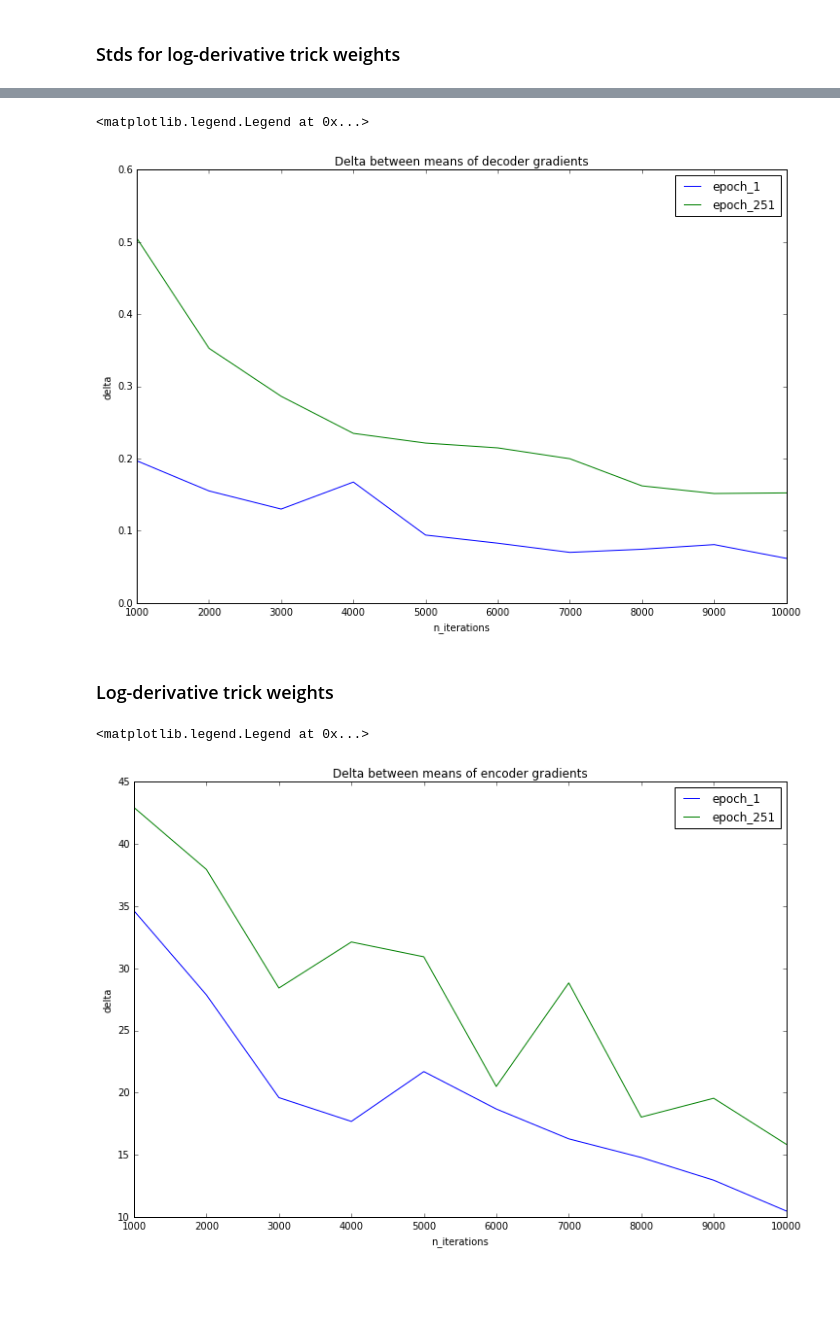
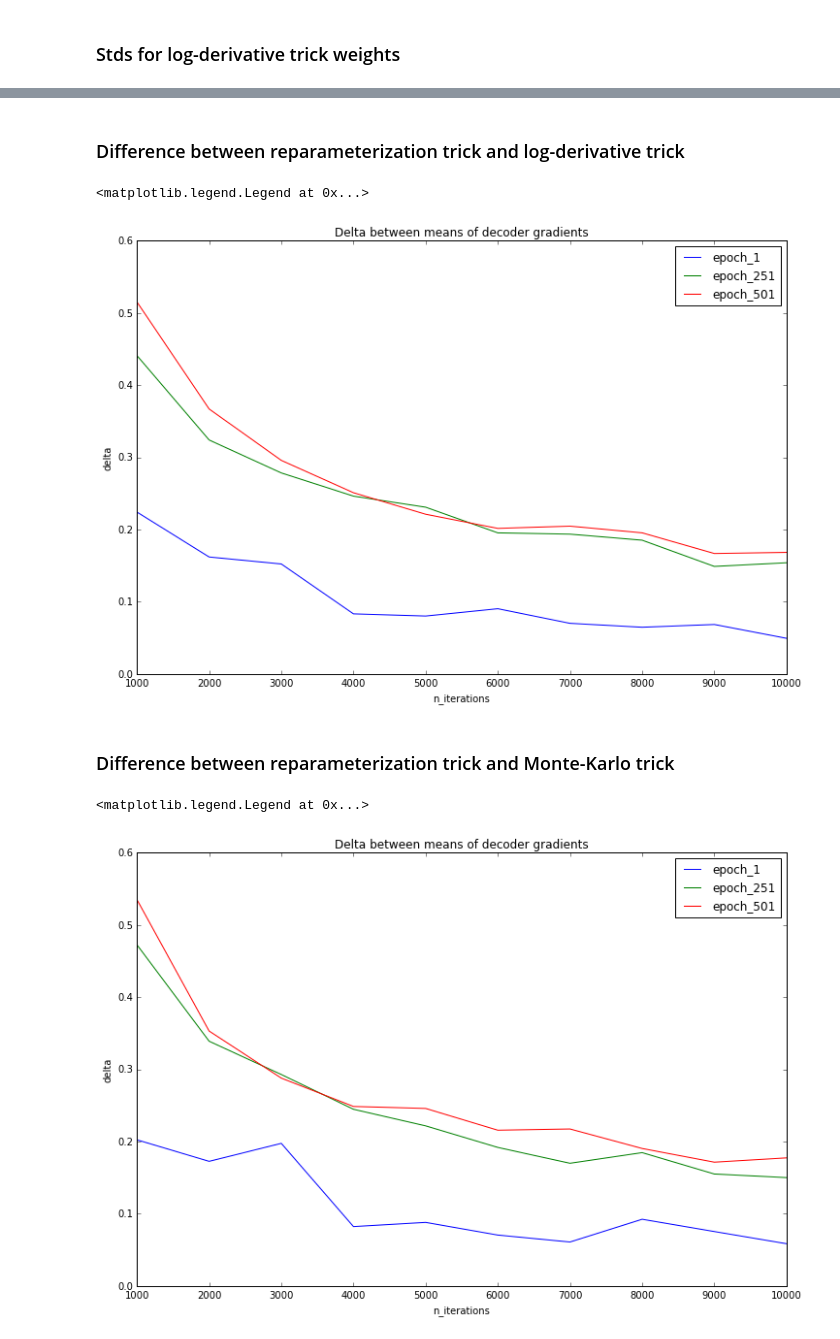
Before and after one commit to ai-alanov/Variational-Autoencoder, a Jupyter notebook: notebook/VAE.ipynb, the cells around one changed output, grey strips where cells are left out. Saved outputs shown, nothing was run; the diff lists cells and outputs as text; code cells hidden in the pictures; blank space fills up the shorter version.

```diff
--- a/notebook/VAE.ipynb
+++ b/notebook/VAE.ipynb
@@ -475,8 +315,8 @@ epoch_251
 # %%
 plt.figure(figsize=(12, 8))
-for saved_index in range(1, training_epochs, weights_save_step):
+for saved_index in range(1, training_epochs+1, weights_save_step):
     plt.plot(np.arange(min_iterations, max_iterations, step),
-             encoder_gradients_delta['epoch_{}'.format(saved_index)], label='epoch_{}'.format(saved_index))
+             ldt_encoder_gradients_delta['epoch_{}'.format(saved_index)], label='epoch_{}'.format(saved_index))
 plt.title('Delta between means of encoder gradients')
 plt.xlabel('n_iterations')
 plt.ylabel('delta')
@@ -486,0 +329,9 @@ plt.legend(loc='best')
+# %%
+plt.figure(figsize=(12, 8))
+for saved_index in range(1, training_epochs+1, weights_save_step):
+    plt.plot(np.arange(min_iterations, max_iterations, step),
+             mk_encoder_gradients_delta['epoch_{}'.format(saved_index)], label='epoch_{}'.format(saved_index))
+plt.title('Delta between means of encoder gradients')
+plt.xlabel('n_iterations')
+plt.ylabel('delta')
+plt.legend(loc='best')
@@ -501,40 +366,28 @@ for saved_index in range(1, training_epochs, weights_save_step):
+# %% [markdown]
+### Difference between reparameterization trick and log-derivative trick
 # %%
 plt.figure(figsize=(12, 8))
-for saved_index in range(1, training_epochs, weights_save_step):
+for saved_index in range(1, training_epochs+1, weights_save_step):
     plt.plot(np.arange(min_iterations, max_iterations, step),
-             decoder_gradients_delta['epoch_{}'.format(saved_index)], label='epoch_{}'.format(saved_index))
+             ldt_decoder_gradients_delta['epoch_{}'.format(saved_index)], label='epoch_{}'.format(saved_index))
 plt.title('Delta between means of decoder gradients')
 plt.xlabel('n_iterations')
 plt.ylabel('delta')
 plt.legend(loc='best')
 # %% [output]
 <matplotlib.legend.Legend at 0x...>
-[figure, old version]
+[figure, new version]
-# %% [markdown]
-### Log-derivative trick weights
-# %%
-encoder_gradients_delta = {}
-rt_vae = VariationalAutoencoder(n_input, n_z, network_architecture, learning_rate,
-                                decoder_distribution='bernoulli', reparameterization_trick=True)
-ldt_vae = VariationalAutoencoder(n_input, n_z, network_architecture, learning_rate,
-                                 decoder_distribution='bernoulli', reparameterization_trick=False)
-for saved_index in range(1, training_epochs, weights_save_step):
-    encoder_gradients_delta['epoch_{}'.format(saved_index)] = []
-    rt_vae.restore_weights('saved_weights/log_derivative_trick_{}'.format(saved_index))
-    ldt_vae.restore_weights('saved_weights/log_derivative_trick_{}'.format(saved_index))
-    for n_iterations in range(min_iterations, max_iterations, step):
-        rt_mean, _ = get_gradient_mean_and_std(rt_vae, batch_xs, n_iterations, 'encoder')
-        ldt_mean, _ = get_gradient_mean_and_std(ldt_vae, batch_xs, n_iterations, 'encoder')
-        encoder_gradients_delta['epoch_{}'.format(saved_index)].append(np.linalg.norm(rt_mean - ldt_mean))
+# %% [markdown]
+### Difference between reparameterization trick and Monte-Karlo trick
 # %%
 plt.figure(figsize=(12, 8))
-for saved_index in range(1, training_epochs, weights_save_step):
+for saved_index in range(1, training_epochs+1, weights_save_step):
     plt.plot(np.arange(min_iterations, max_iterations, step),
-             encoder_gradients_delta['epoch_{}'.format(saved_index)], label='epoch_{}'.format(saved_index))
-plt.title('Delta between means of encoder gradients')
+             mk_decoder_gradients_delta['epoch_{}'.format(saved_index)], label='epoch_{}'.format(saved_index))
+plt.title('Delta between means of decoder gradients')
 plt.xlabel('n_iterations')
 plt.ylabel('delta')
 plt.legend(loc='best')
 # %% [output]
 <matplotlib.legend.Legend at 0x...>
-[figure, old version]
+[figure, new version]
```
Also changed, not shown: parts of 40 cells of this notebook, 4 other files.
